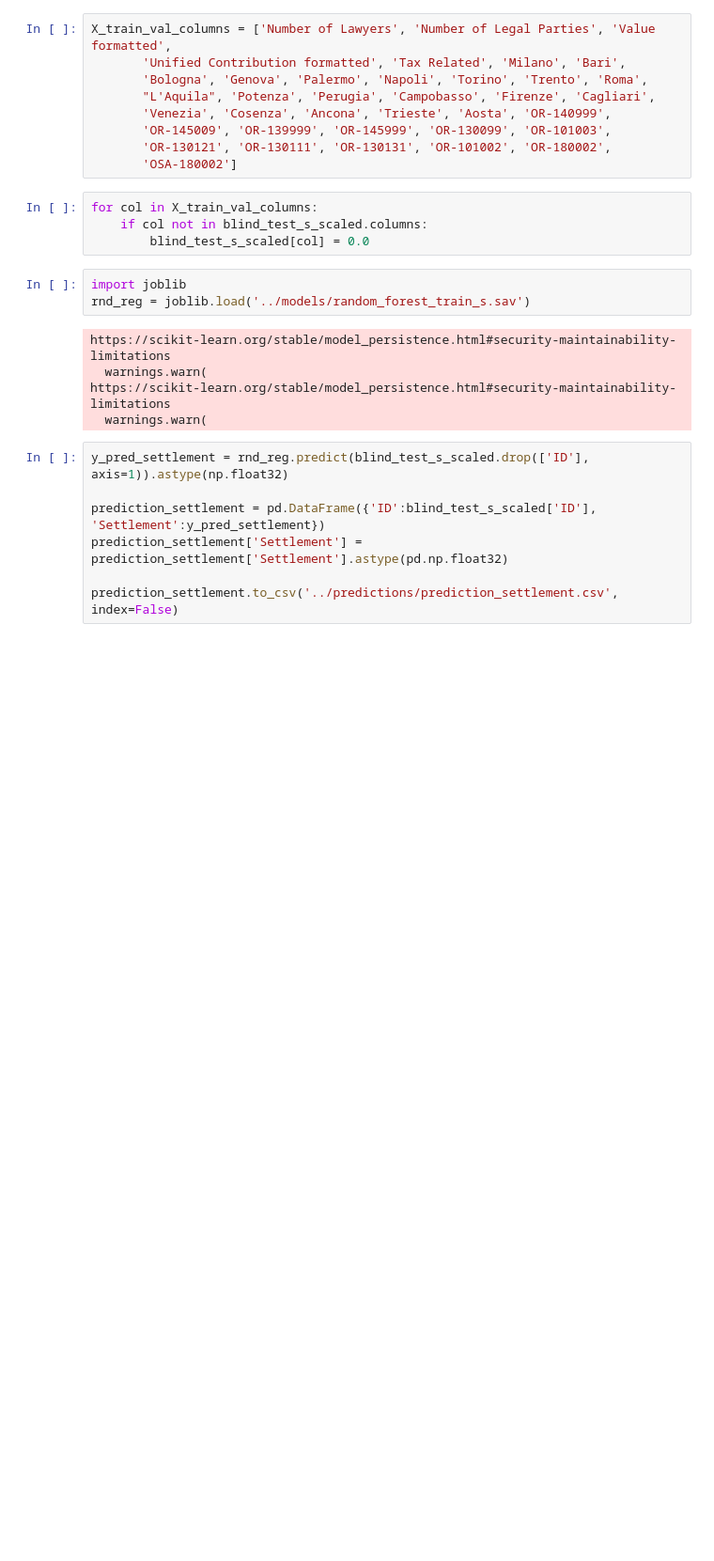
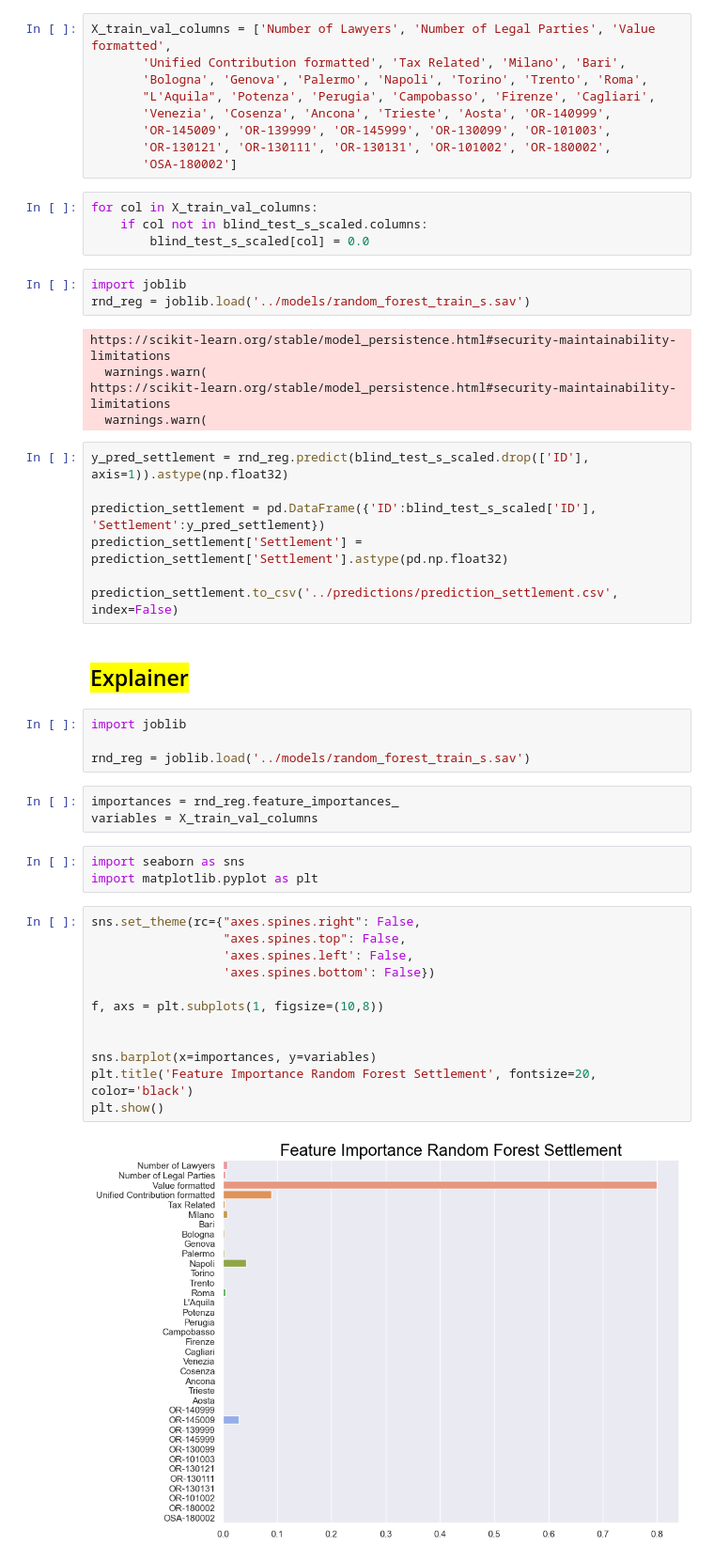
Before and after one commit to AdrianoEttari/EUSTEMA-Challenge, a Jupyter notebook: notebooks/Eustema_models_train_s.ipynb, the cells around one changed output. Shown: that part at 94% size. Cells and saved outputs as stored; diff of their text form; blank space fills up the shorter version.

Commit message:
notebook model training train_s

```diff
--- a/notebooks/Eustema_models_train_s.ipynb
+++ b/notebooks/Eustema_models_train_s.ipynb
@@ -940,3 +940,29 @@ prediction_settlement = pd.DataFrame({'ID':blind_test_s_scaled['ID'], 'Settlemen
 prediction_settlement['Settlement'] = prediction_settlement['Settlement'].astype(pd.np.float32)
 
 prediction_settlement.to_csv('../predictions/prediction_settlement.csv', index=False)
+# %% [markdown]
+## <a style=background:yellow;color:black> Explainer </a>
+# %%
+import joblib
+
+rnd_reg = joblib.load('../models/random_forest_train_s.sav')
+# %%
+importances = rnd_reg.feature_importances_
+variables = X_train_val_columns
+# %%
+import seaborn as sns
+import matplotlib.pyplot as plt
+# %%
+sns.set_theme(rc={"axes.spines.right": False,
+                  "axes.spines.top": False,
+                  'axes.spines.left': False,
+                  'axes.spines.bottom': False})
+
+f, axs = plt.subplots(1, figsize=(10,8))
+
+
+sns.barplot(x=importances, y=variables)
+plt.title('Feature Importance Random Forest Settlement', fontsize=20, color='black')
+plt.show()
+# %% [output]
+[figure, added]
```
